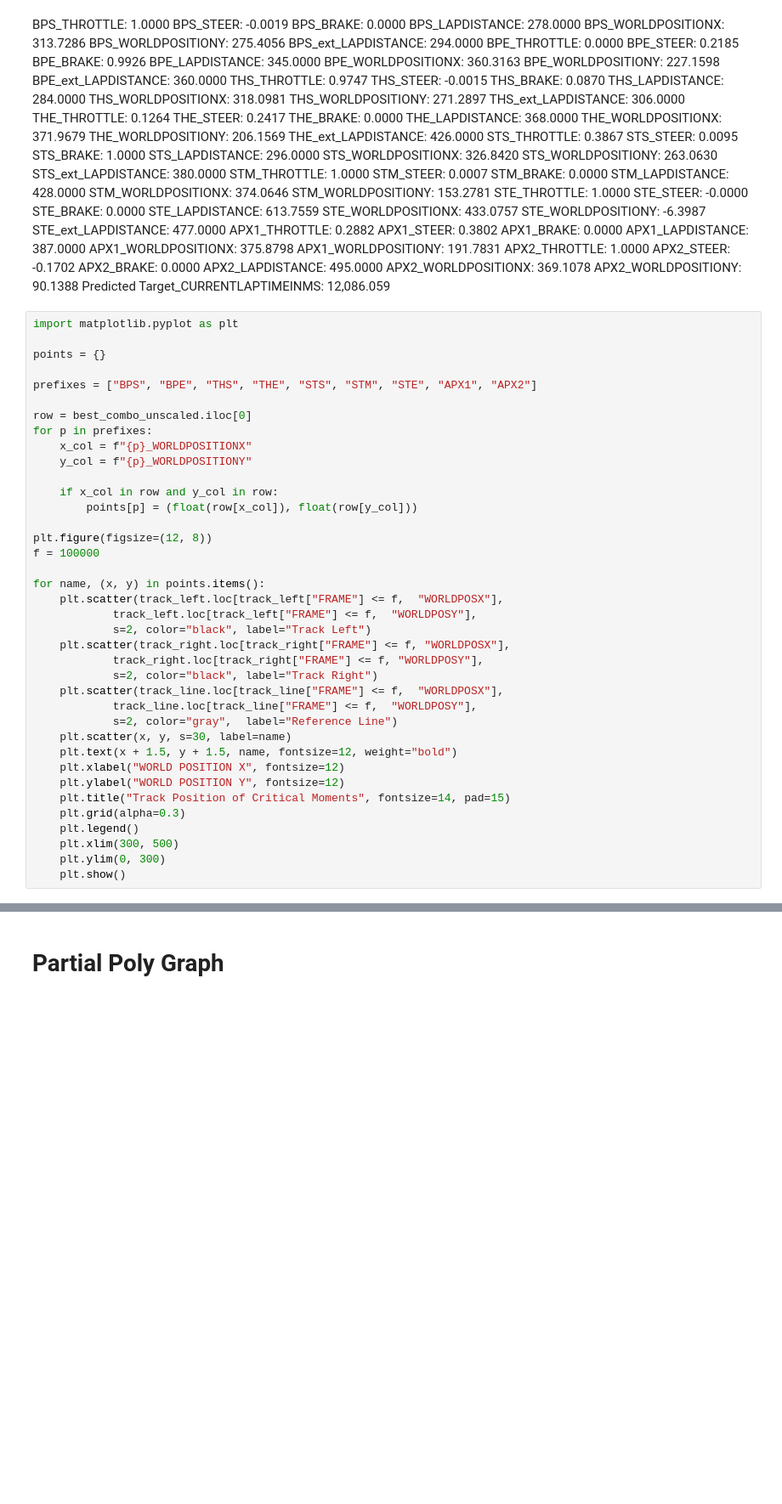
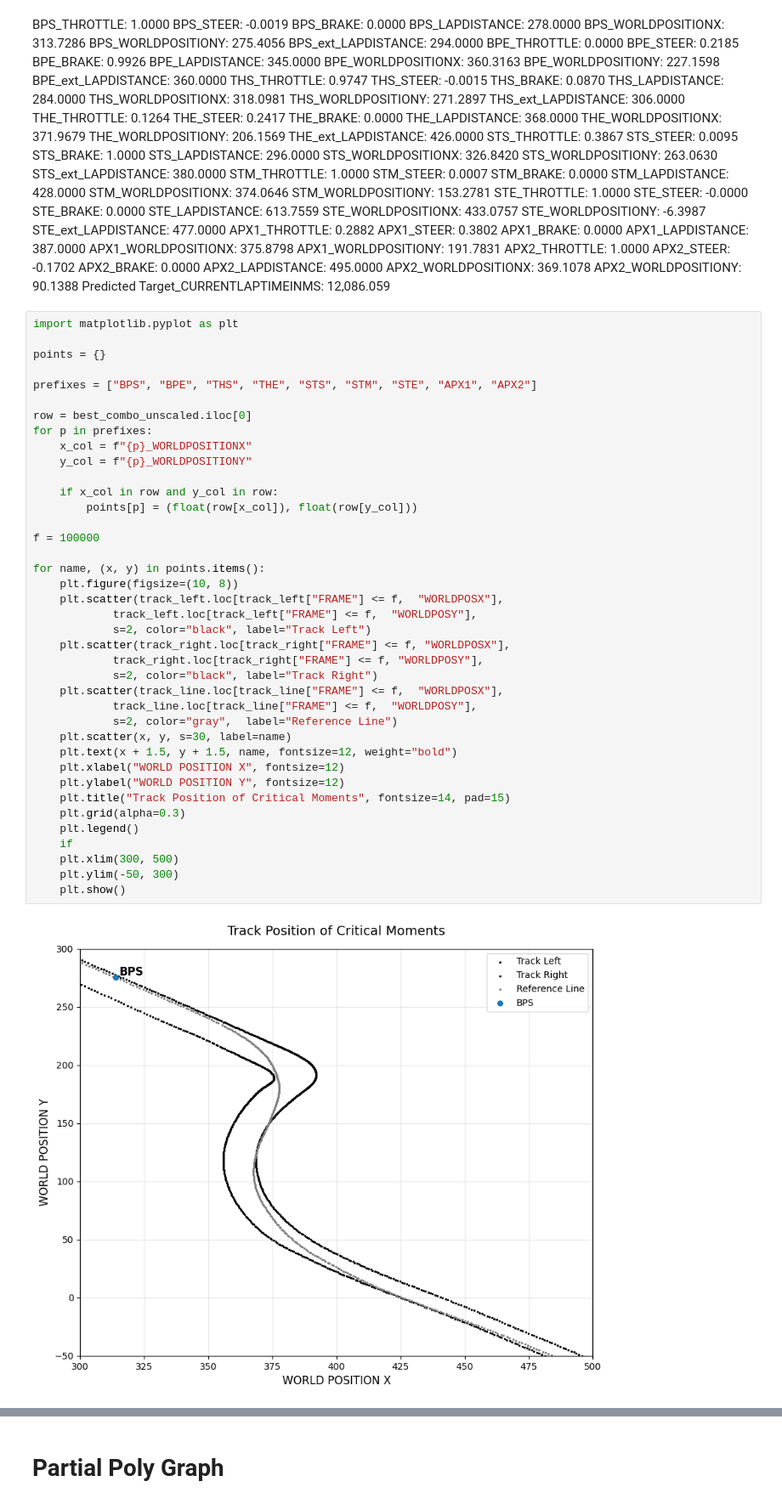
Before and after one commit to muhaseeb34/Data3001-Modelling-2, a Jupyter notebook: Muhammad-mutual_info-VIF-SVR.ipynb, the cells around one changed output, grey strips where cells are left out. Shown at 85% size. Cells and saved outputs as stored; diff of their text form; blank space fills up the shorter version.

```diff
--- a/Muhammad-mutual_info-VIF-SVR.ipynb
+++ b/Muhammad-mutual_info-VIF-SVR.ipynb
@@ -399,32 +399,35 @@ prefixes = ["BPS", "BPE", "THS", "THE", "STS", "STM", "STE", "APX1", "APX2"]
 
 row = best_combo_unscaled.iloc[0]
 for p in prefixes:
     x_col = f"{p}_WORLDPOSITIONX"
     y_col = f"{p}_WORLDPOSITIONY"
 
     if x_col in row and y_col in row:
         points[p] = (float(row[x_col]), float(row[y_col]))
 
-plt.figure(figsize=(12, 8))
 f = 100000
 
 for name, (x, y) in points.items():
+    plt.figure(figsize=(10, 8))
     plt.scatter(track_left.loc[track_left["FRAME"] <= f,  "WORLDPOSX"],
             track_left.loc[track_left["FRAME"] <= f,  "WORLDPOSY"],
             s=2, color="black", label="Track Left")
     plt.scatter(track_right.loc[track_right["FRAME"] <= f, "WORLDPOSX"],
             track_right.loc[track_right["FRAME"] <= f, "WORLDPOSY"],
             s=2, color="black", label="Track Right")
     plt.scatter(track_line.loc[track_line["FRAME"] <= f,  "WORLDPOSX"],
             track_line.loc[track_line["FRAME"] <= f,  "WORLDPOSY"],
             s=2, color="gray",  label="Reference Line")
     plt.scatter(x, y, s=30, label=name)
     plt.text(x + 1.5, y + 1.5, name, fontsize=12, weight="bold")
     plt.xlabel("WORLD POSITION X", fontsize=12)
     plt.ylabel("WORLD POSITION Y", fontsize=12)
     plt.title("Track Position of Critical Moments", fontsize=14, pad=15)
     plt.grid(alpha=0.3)
     plt.legend()
+    if
     plt.xlim(300, 500)
-    plt.ylim(0, 300)
+    plt.ylim(-50, 300)
     plt.show()
+# %% [output]
+[figure, added]
```
Also changed, not shown: parts of 3 cells of this notebook.
